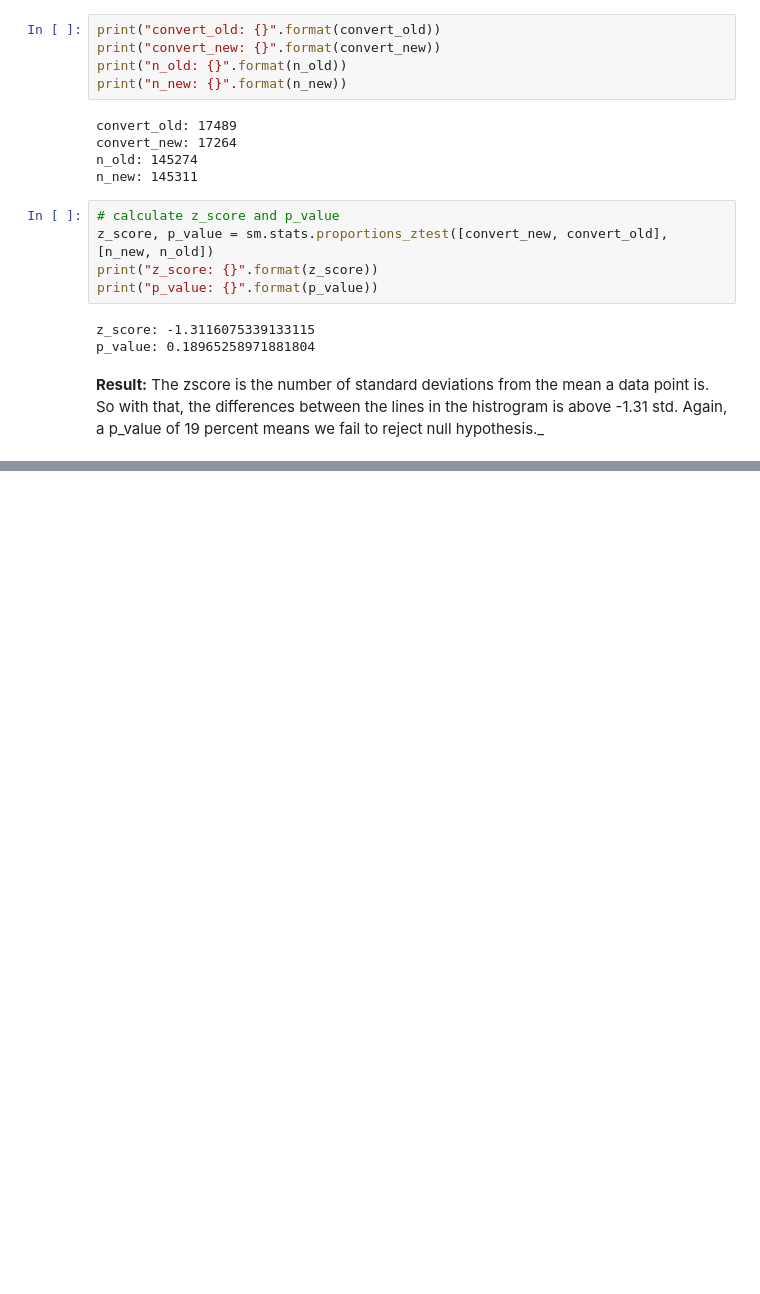
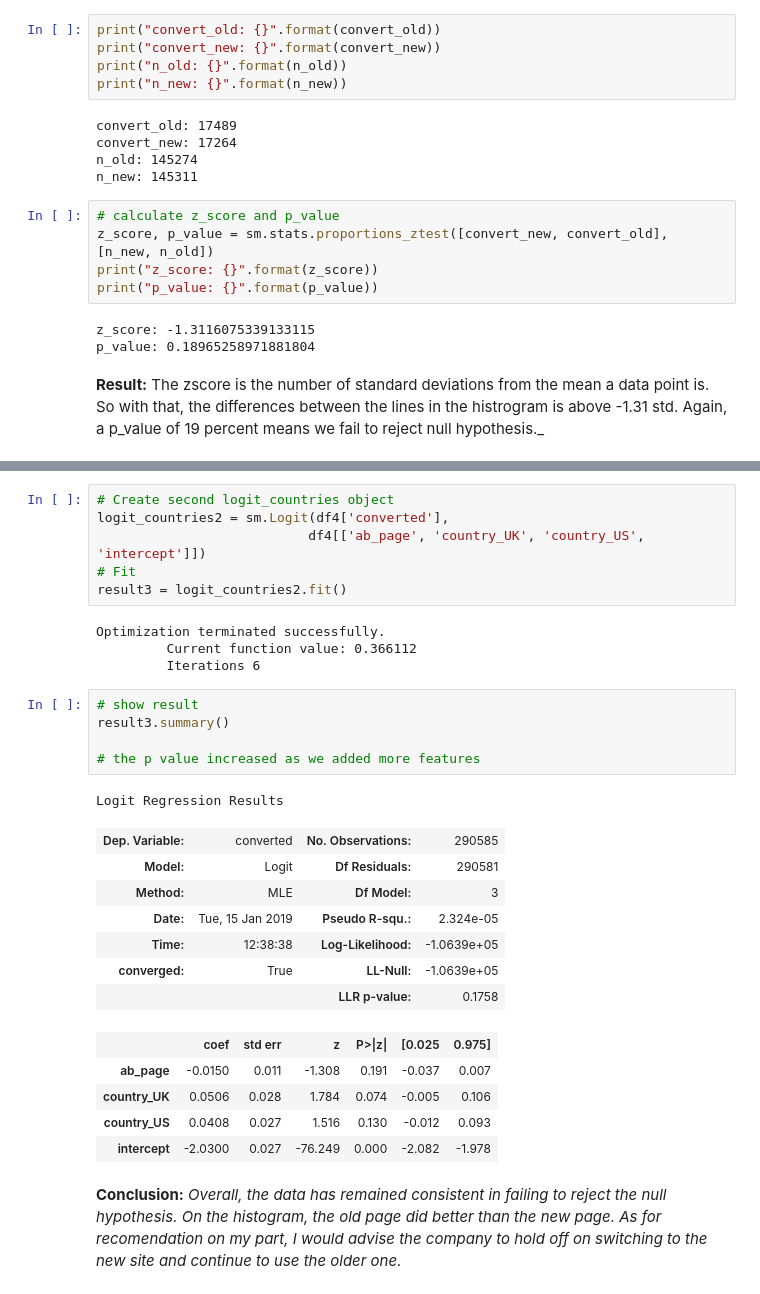
Before and after one commit to abdiganiaden/AB_test_result_analysis, a Jupyter notebook: AB_test_result_analysis.ipynb, the cells around one changed output, grey strips where cells are left out. Cells and saved outputs as stored; diff of their text form; blank space fills up the shorter version.

```diff
--- a/AB_test_result_analysis.ipynb
+++ b/AB_test_result_analysis.ipynb
@@ -246,0 +395,32 @@ p_value: 0.18965258971881804
+# %%
+# Create second logit_countries object
+logit_countries2 = sm.Logit(df4['converted'],
+                           df4[['ab_page', 'country_UK', 'country_US', 'intercept']])
+# Fit
+result3 = logit_countries2.fit()
+# %% [output]
+Optimization terminated successfully.
+         Current function value: 0.366112
+         Iterations 6
+# %%
+# show result
+result3.summary()
+
+# the p value increased as we added more features
+# %% [output]
+Logit Regression Results
+| Dep. Variable: | converted | No. Observations: | 290585 |
+| Model: | Logit | Df Residuals: | 290581 |
+| Method: | MLE | Df Model: | 3 |
+| Date: | Tue, 15 Jan 2019 | Pseudo R-squ.: | 2.324e-05 |
+| Time: | 12:38:38 | Log-Likelihood: | -1.0639e+05 |
+| converged: | True | LL-Null: | -1.0639e+05 |
+|  |  | LLR p-value: | 0.1758 |
+|  | coef | std err | z | P>|z| | [0.025 | 0.975] |
+| ab_page | -0.0150 | 0.011 | -1.308 | 0.191 | -0.037 | 0.007 |
+| country_UK | 0.0506 | 0.028 | 1.784 | 0.074 | -0.005 | 0.106 |
+| country_US | 0.0408 | 0.027 | 1.516 | 0.130 | -0.012 | 0.093 |
+| intercept | -2.0300 | 0.027 | -76.249 | 0.000 | -2.082 | -1.978 |
+# %% [markdown]
+**Conclusion:** _Overall, the data has remained consistent in failing to reject the null hypothesis. On the histogram, the old page did better than the new page.
+As for recomendation on my part, I would advise the company to hold off on switching to the new site and continue to use the older one._
```
Also changed, not shown: parts of 22 cells of this notebook.
